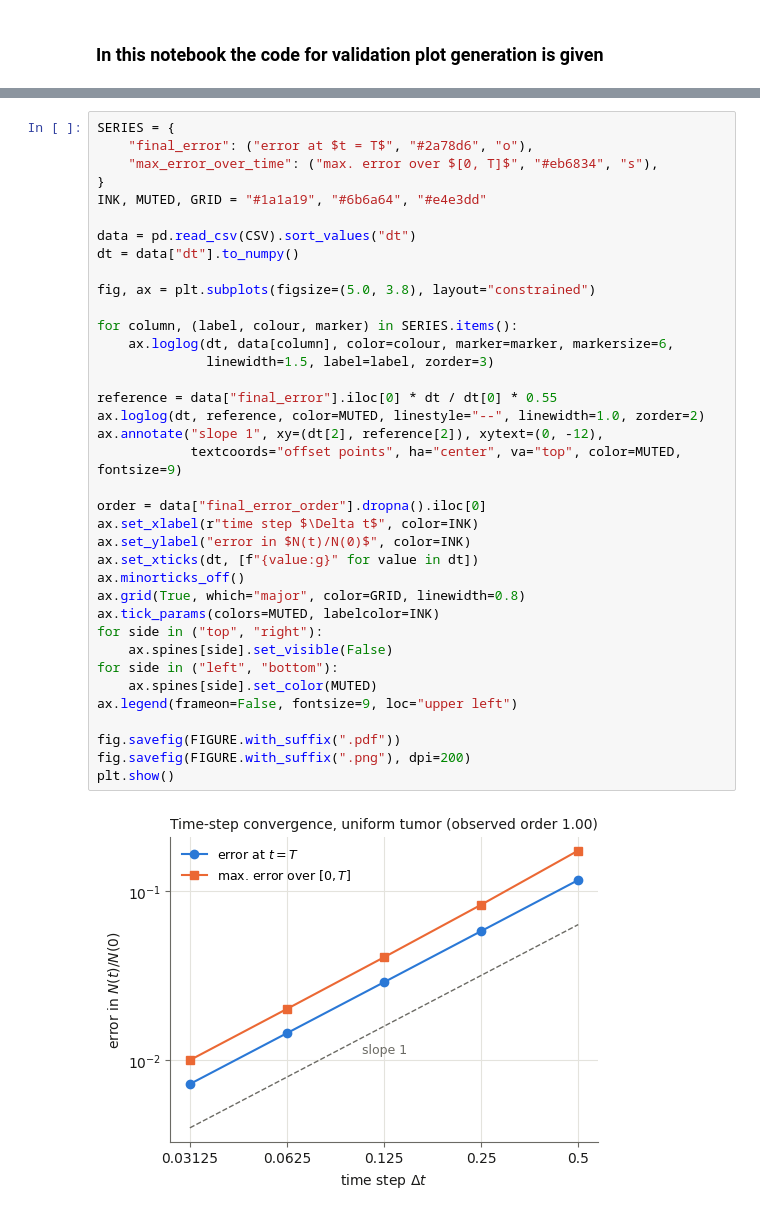
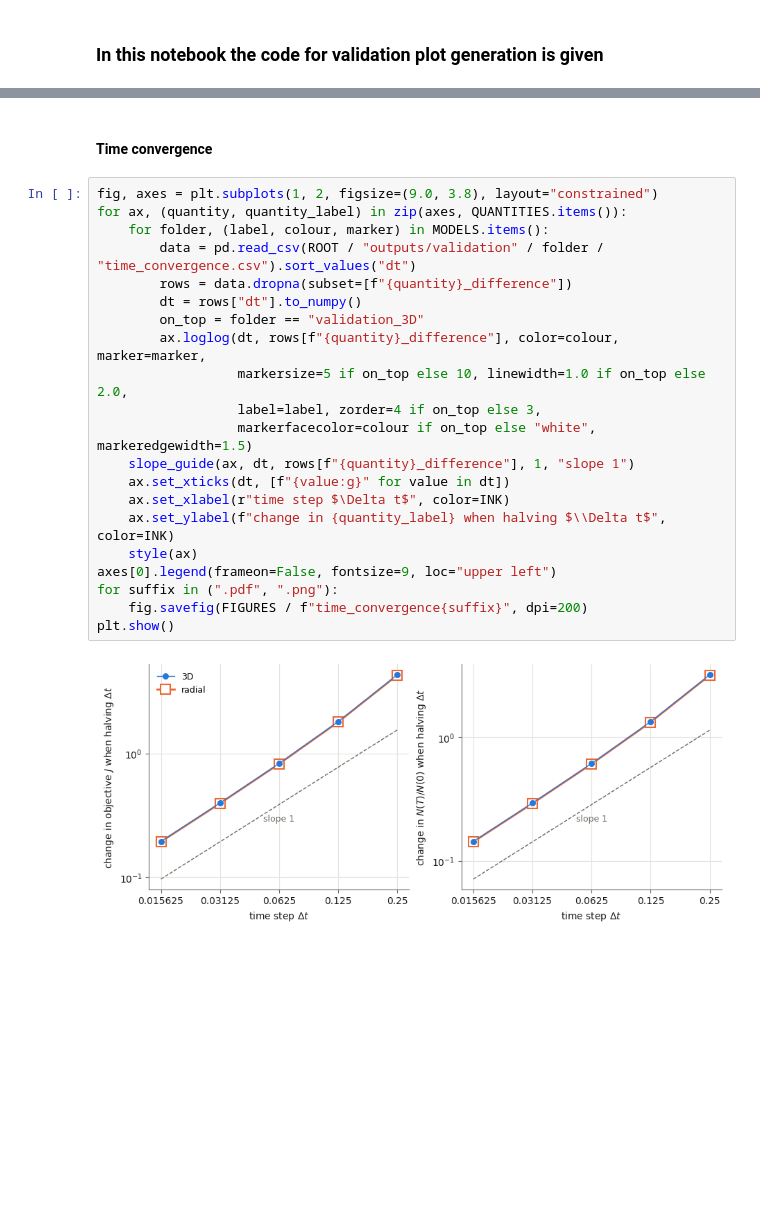
Before and after one commit to davidsnik/Tumor_Growth_Treatment_Optimization, a Jupyter notebook: validation/validation_plots.ipynb, the cells around one changed output, grey strips where cells are left out. Saved outputs shown, nothing was run; the diff lists cells and outputs as text; blank space fills up the shorter version.

Commit message:
addition of verification and plots

```diff
--- a/validation/validation_plots.ipynb
+++ b/validation/validation_plots.ipynb
@@ -15,39 +142,25 @@ FIGURE = ROOT / "outputs/paper/figures/uniform_tumor_convergence"
+# %% [markdown]
+#### Time convergence
 # %%
-SERIES = {
-    "final_error": ("error at $t = T$", "#2a78d6", "o"),
-    "max_error_over_time": ("max. error over $[0, T]$", "#eb6834", "s"),
-}
-INK, MUTED, GRID = "#1a1a19", "#6b6a64", "#e4e3dd"
-
-data = pd.read_csv(CSV).sort_values("dt")
-dt = data["dt"].to_numpy()
-
-fig, ax = plt.subplots(figsize=(5.0, 3.8), layout="constrained")
-
-for column, (label, colour, marker) in SERIES.items():
-    ax.loglog(dt, data[column], color=colour, marker=marker, markersize=6,
-              linewidth=1.5, label=label, zorder=3)
-
-reference = data["final_error"].iloc[0] * dt / dt[0] * 0.55
-ax.loglog(dt, reference, color=MUTED, linestyle="--", linewidth=1.0, zorder=2)
-ax.annotate("slope 1", xy=(dt[2], reference[2]), xytext=(0, -12),
-            textcoords="offset points", ha="center", va="top", color=MUTED, fontsize=9)
-
-order = data["final_error_order"].dropna().iloc[0]
-ax.set_xlabel(r"time step $\Delta t$", color=INK)
-ax.set_ylabel("error in $N(t)/N(0)$", color=INK)
-ax.set_xticks(dt, [f"{value:g}" for value in dt])
-ax.minorticks_off()
-ax.grid(True, which="major", color=GRID, linewidth=0.8)
-ax.tick_params(colors=MUTED, labelcolor=INK)
-for side in ("top", "right"):
-    ax.spines[side].set_visible(False)
-for side in ("left", "bottom"):
-    ax.spines[side].set_color(MUTED)
-ax.legend(frameon=False, fontsize=9, loc="upper left")
-
-fig.savefig(FIGURE.with_suffix(".pdf"))
-fig.savefig(FIGURE.with_suffix(".png"), dpi=200)
+fig, axes = plt.subplots(1, 2, figsize=(9.0, 3.8), layout="constrained")
+for ax, (quantity, quantity_label) in zip(axes, QUANTITIES.items()):
+    for folder, (label, colour, marker) in MODELS.items():
+        data = pd.read_csv(ROOT / "outputs/validation" / folder / "time_convergence.csv").sort_values("dt")
+        rows = data.dropna(subset=[f"{quantity}_difference"])
+        dt = rows["dt"].to_numpy()
+        on_top = folder == "validation_3D"
+        ax.loglog(dt, rows[f"{quantity}_difference"], color=colour, marker=marker,
+                  markersize=5 if on_top else 10, linewidth=1.0 if on_top else 2.0,
+                  label=label, zorder=4 if on_top else 3,
+                  markerfacecolor=colour if on_top else "white", markeredgewidth=1.5)
+    slope_guide(ax, dt, rows[f"{quantity}_difference"], 1, "slope 1")
+    ax.set_xticks(dt, [f"{value:g}" for value in dt])
+    ax.set_xlabel(r"time step $\Delta t$", color=INK)
+    ax.set_ylabel(f"change in {quantity_label} when halving $\\Delta t$", color=INK)
+    style(ax)
+axes[0].legend(frameon=False, fontsize=9, loc="upper left")
+for suffix in (".pdf", ".png"):
+    fig.savefig(FIGURES / f"time_convergence{suffix}", dpi=200)
 plt.show()
 # %% [output]
-[figure, old version]
+[figure, new version]
```
Also changed, not shown: parts of 10 cells of this notebook, 11 other files.
